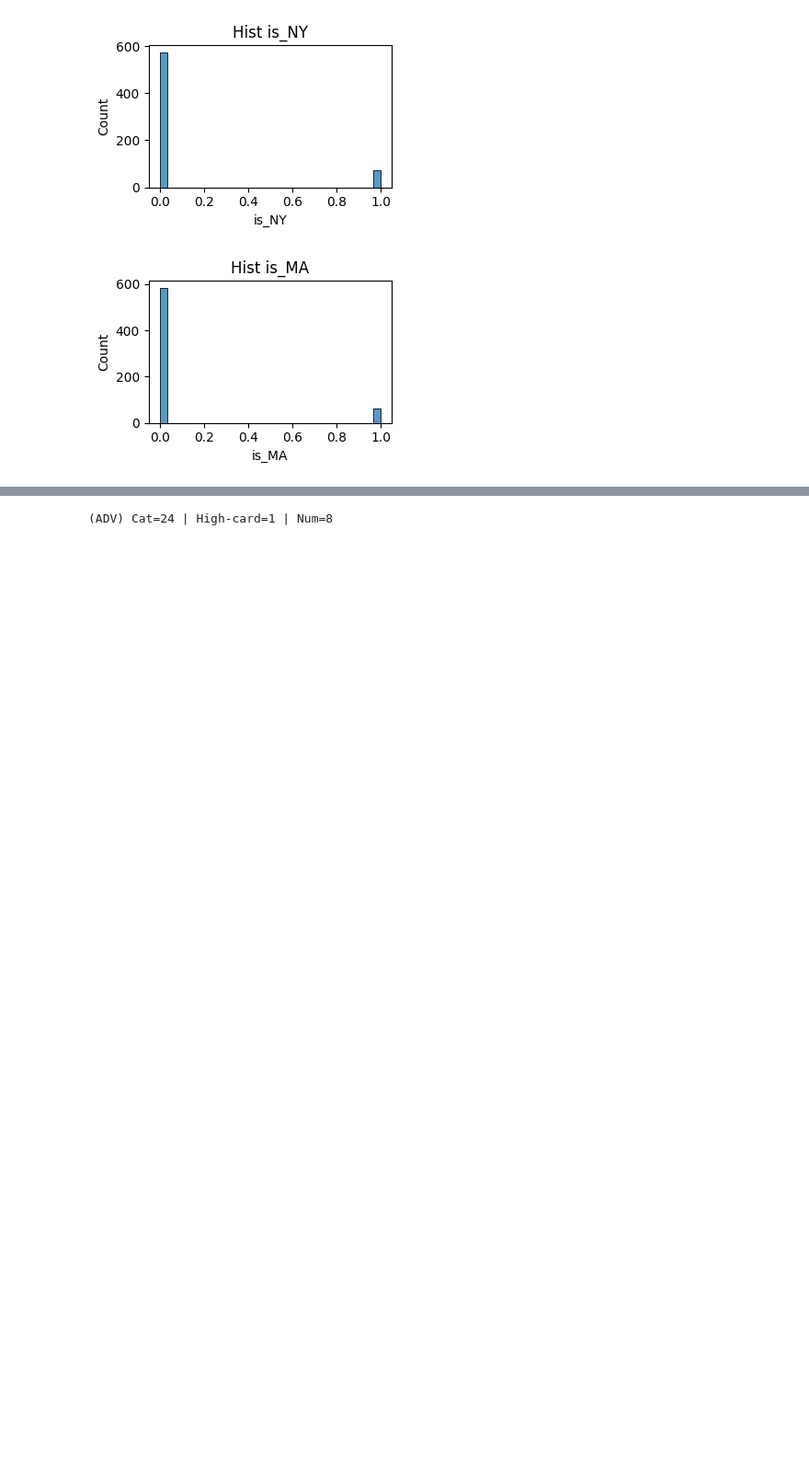
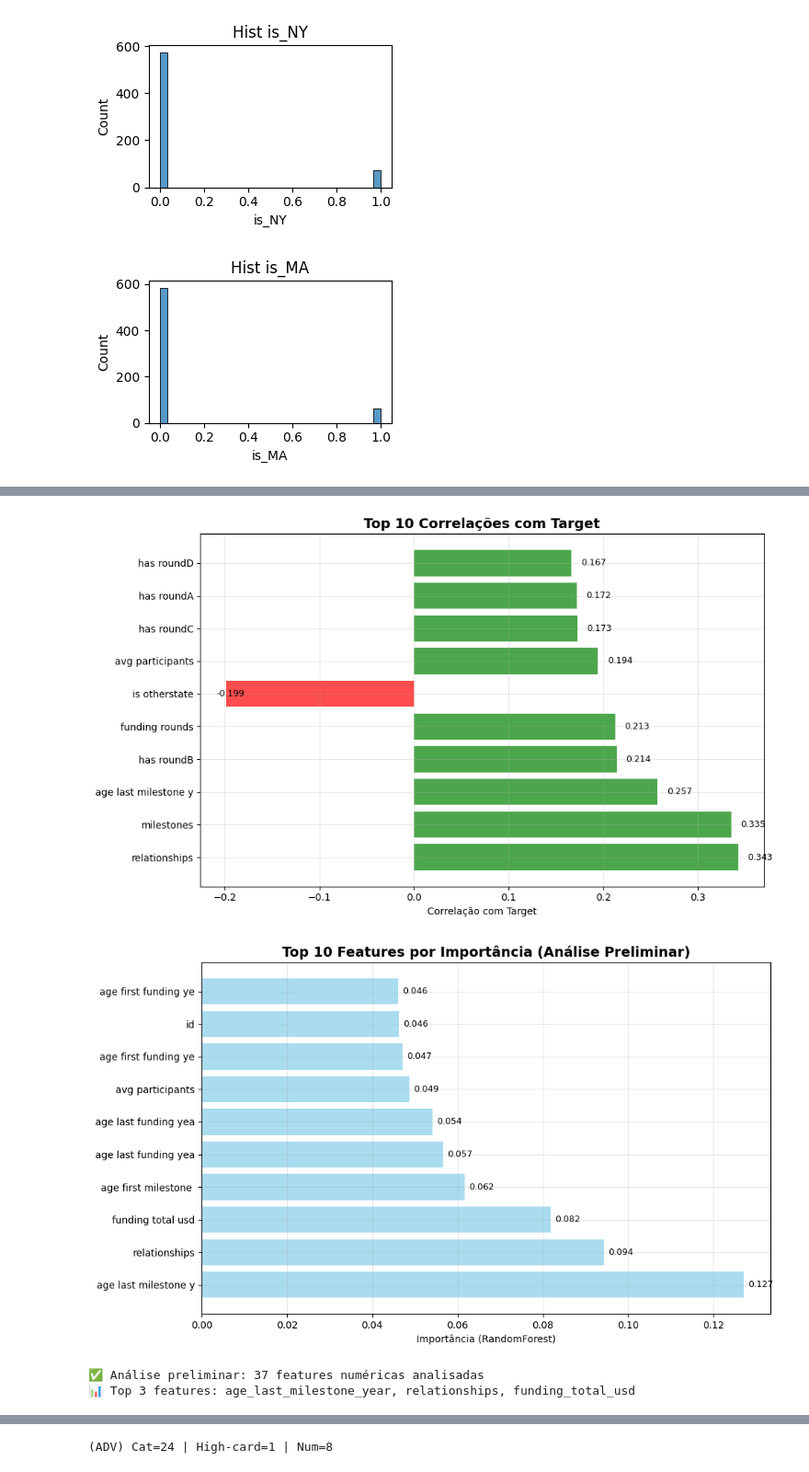
Before and after one commit to nicriedla/campeonato-inteli-modulo3-2025, a Jupyter notebook: modelo-final.ipynb, the cells around one changed output, grey strips where cells are left out. Shown at 92% size. Drawn from its saved outputs; the diff is of its cells as text; code cells hidden in the pictures; blank space fills up the shorter version.

```diff
--- a/modelo-final.ipynb
+++ b/modelo-final.ipynb
@@ -238,0 +305,63 @@ if len(num_preview.columns) > 1:
+# %%
+# Correlação com target (se numérico) e importâncias preliminares
+from sklearn.ensemble import RandomForestClassifier
+
+# Selecionar apenas colunas numéricas para correlação
+numeric_data = train.select_dtypes(include=['int64','float64'])
+
+# 1. Correlações simples com target (se aplicável)
+if target_col in numeric_data.columns and len(numeric_data.columns) > 1:
+    target_corr = numeric_data.corr()[target_col].drop(target_col).sort_values(key=abs, ascending=False)
+
+    plt.figure(figsize=(10, 6))
+    top_corr = target_corr.head(10)
+    colors = ['red' if x < 0 else 'green' for x in top_corr]
+    bars = plt.barh(range(len(top_corr)), top_corr.values, color=colors, alpha=0.7)
+    plt.yticks(range(len(top_corr)), [f.replace('_', ' ')[:20] for f in top_corr.index])
+    plt.xlabel('Correlação com Target')
+    plt.title('Top 10 Correlações com Target', fontsize=14, fontweight='bold')
+    plt.grid(True, alpha=0.3)
+
+    # Adicionar valores
+    for i, v in enumerate(top_corr.values):
+        plt.text(v + (0.01 if v > 0 else -0.01), i, f'{v:.3f}', va='center', fontsize=9)
+
+    plt.tight_layout()
+    plt.show()
+else:
+    print("Target não é numérico ou dados insuficientes para correlação")
+
+# 2. Importâncias preliminares com RandomForest rápido
+numeric_features = X.select_dtypes(include=['int64','float64'])
+if len(numeric_features.columns) > 0:
+    # Preparar dados rápidos para RF
+    X_temp = numeric_features.fillna(0)
+    rf_quick = RandomForestClassifier(n_estimators=100, random_state=42, n_jobs=-1)
+    rf_quick.fit(X_temp, y)
+
+    importances = pd.Series(rf_quick.feature_importances_, index=X_temp.columns).sort_values(ascending=False)
+
+    plt.figure(figsize=(10, 6))
+    top_imp = importances.head(10)
+    bars = plt.barh(range(len(top_imp)), top_imp.values, color='skyblue', alpha=0.7)
+    plt.yticks(range(len(top_imp)), [f.replace('_', ' ')[:20] for f in top_imp.index])
+    plt.xlabel('Importância (RandomForest)')
+    plt.title('Top 10 Features por Importância (Análise Preliminar)', fontsize=14, fontweight='bold')
+    plt.grid(True, alpha=0.3)
+
+    # Adicionar valores
+    for i, v in enumerate(top_imp.values):
+        plt.text(v + 0.001, i, f'{v:.3f}', va='center', fontsize=9)
+
+    plt.tight_layout()
+    plt.show()
+
+    print(f"Análise preliminar: {len(importances)} features numéricas analisadas")
+    print(f"Top 3 features: {', '.join(top_imp.head(3).index)}")
+else:
+    print("Nenhuma feature numérica disponível para análise de importância")
+# %% [output]
+[figure, added]
+[figure, added]
+✅ Análise preliminar: 37 features numéricas analisadas
+📊 Top 3 features: age_last_milestone_year, relationships, funding_total_usd
```
Also changed, not shown: parts of 50 cells of this notebook, 1 other file.
